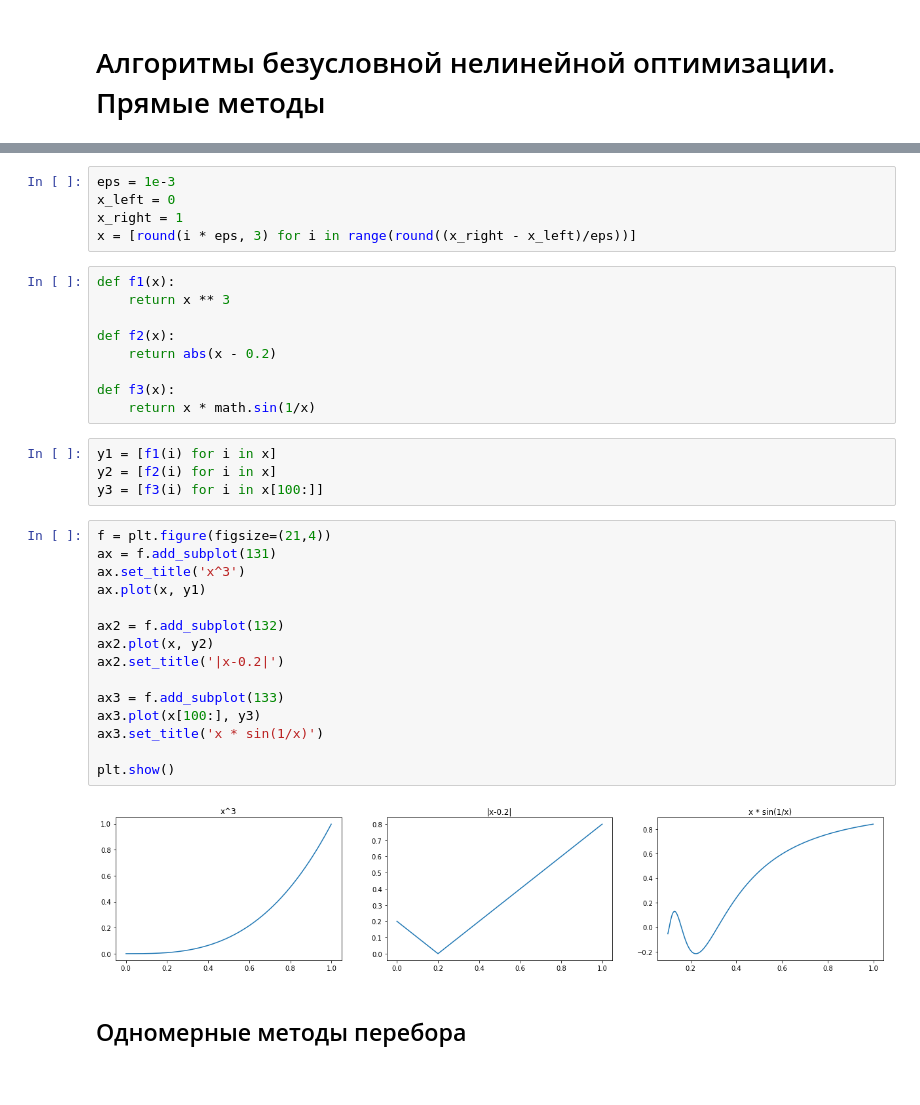
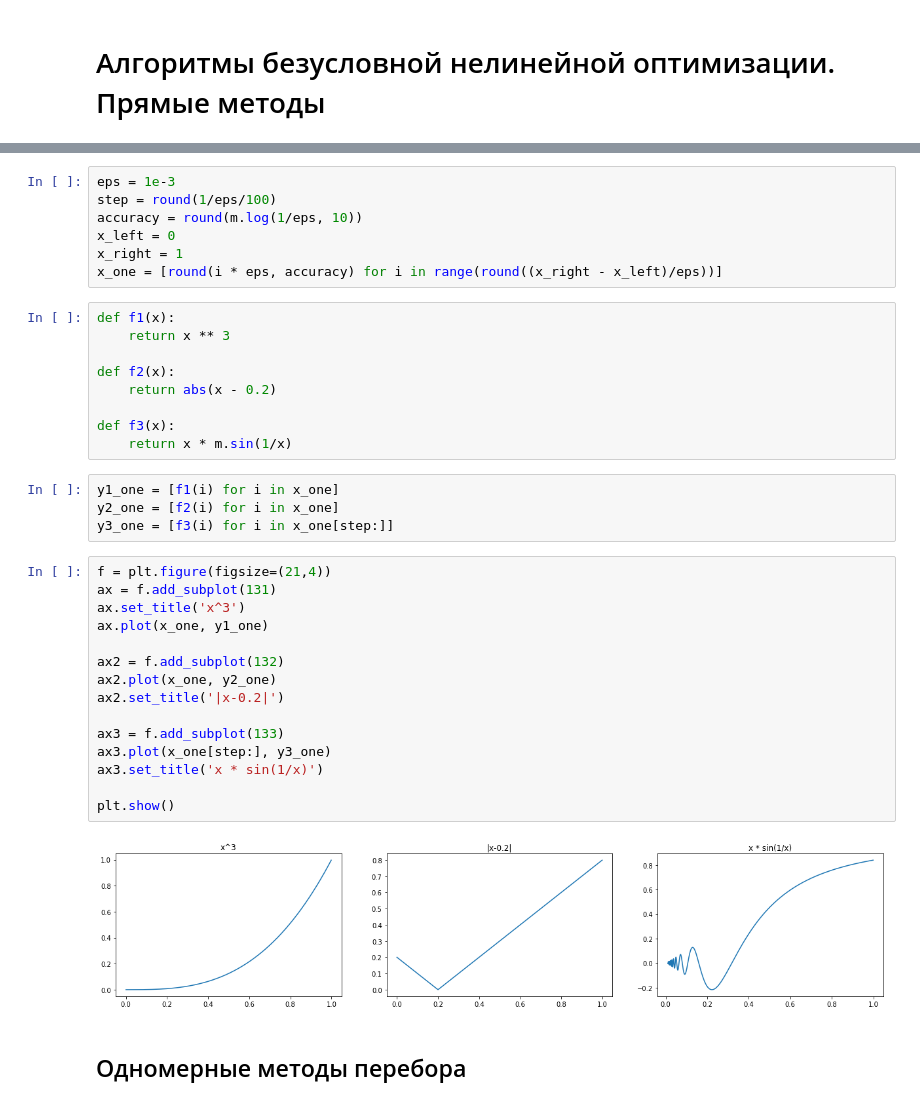
Before and after one commit to Emidiant/analysis-and-development-of-algorithms, a Jupyter notebook: task_2.ipynb, the cells around one changed output, grey strips where cells are left out. Cells and saved outputs as stored; diff of their text form.

```diff
--- a/task_2.ipynb
+++ b/task_2.ipynb
@@ -13,37 +14,39 @@ import matplotlib.pyplot as plt
 # %%
 eps = 1e-3
+step = round(1/eps/100)
+accuracy = round(m.log(1/eps, 10))
 x_left = 0
 x_right = 1
-x = [round(i * eps, 3) for i in range(round((x_right - x_left)/eps))]
+x_one = [round(i * eps, accuracy) for i in range(round((x_right - x_left)/eps))]
-# %%
-def f1(x):
-    return x ** 3
-
-def f2(x):
-    return abs(x - 0.2)
-
-def f3(x):
-    return x * math.sin(1/x)
-# %%
-y1 = [f1(i) for i in x]
-y2 = [f2(i) for i in x]
-y3 = [f3(i) for i in x[100:]]
-# %%
-f = plt.figure(figsize=(21,4))
-ax = f.add_subplot(131)
-ax.set_title('x^3')
-ax.plot(x, y1)
-
-ax2 = f.add_subplot(132)
-ax2.plot(x, y2)
-ax2.set_title('|x-0.2|')
-
-ax3 = f.add_subplot(133)
-ax3.plot(x[100:], y3)
-ax3.set_title('x * sin(1/x)')
-
-plt.show()
-# %% [output]
-[figure, removed]
+# %%
+def f1(x):
+    return x ** 3
+
+def f2(x):
+    return abs(x - 0.2)
+
+def f3(x):
+    return x * m.sin(1/x)
+# %%
+y1_one = [f1(i) for i in x_one]
+y2_one = [f2(i) for i in x_one]
+y3_one = [f3(i) for i in x_one[step:]]
+# %%
+f = plt.figure(figsize=(21,4))
+ax = f.add_subplot(131)
+ax.set_title('x^3')
+ax.plot(x_one, y1_one)
+
+ax2 = f.add_subplot(132)
+ax2.plot(x_one, y2_one)
+ax2.set_title('|x-0.2|')
+
+ax3 = f.add_subplot(133)
+ax3.plot(x_one[step:], y3_one)
+ax3.set_title('x * sin(1/x)')
+
+plt.show()
+# %% [output]
+[figure, added]
 # %% [markdown]
 ## Одномерные методы перебора
```
Also changed, not shown: parts of 38 cells of this notebook.
